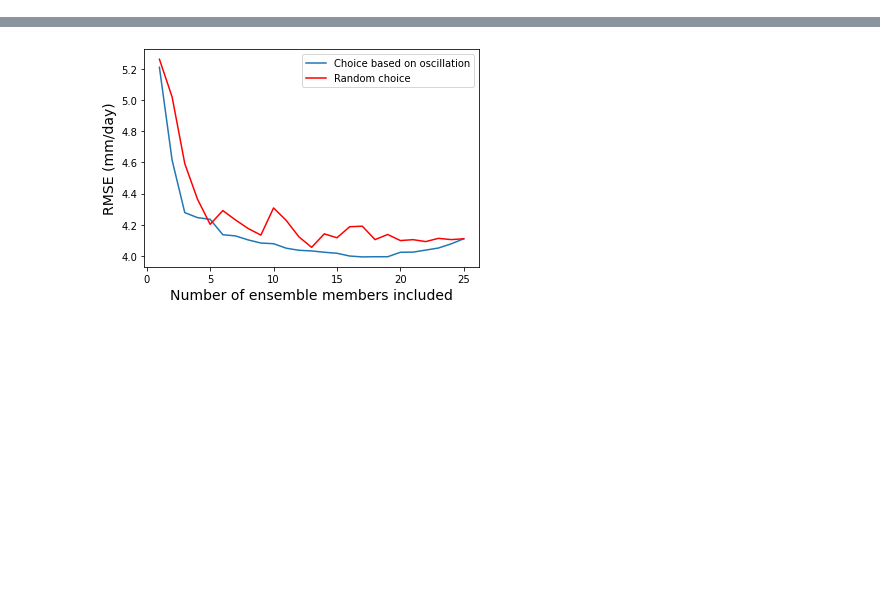
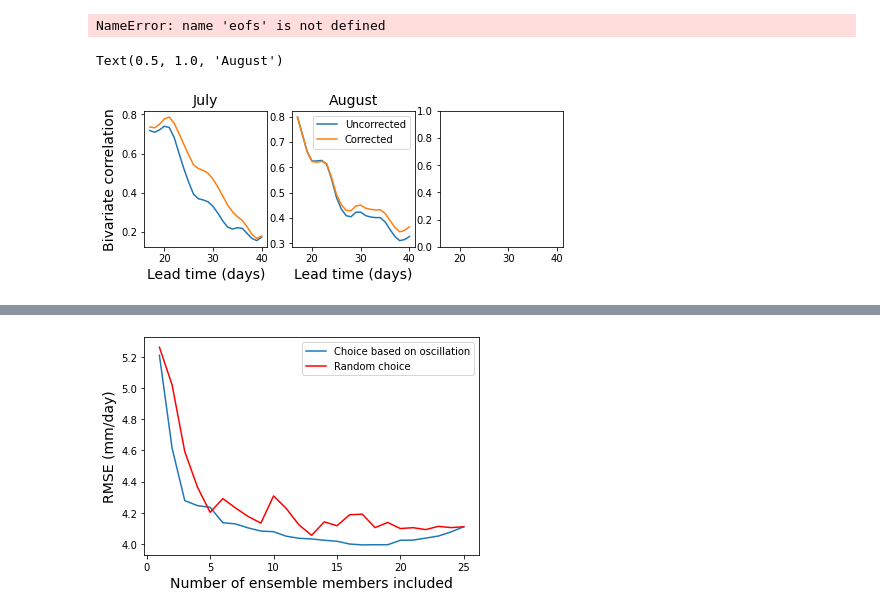
Before and after one commit to eviatarbach/enoc_monsoon, a Jupyter notebook: enoc_new.ipynb, the cells around one changed output, grey strips where cells are left out. Saved outputs shown, nothing was run; the diff lists cells and outputs as text; code cells hidden in the pictures; blank space fills up the shorter version.

```diff
--- a/enoc_new.ipynb
+++ b/enoc_new.ipynb
@@ -51,4 +117,5 @@ nn_model_future_era = keras.models.load_model("nn_future_era")
 # %%
 scaler_past = pickle.load(open('scaler_past', 'rb'))
-scaler_centered_era = pickle.load(open('scaler_centered_era', 'rb'))
+#scaler_centered_era = pickle.load(open('data/scaler_centered_era', 'rb'))
+scaler_centered_era = pickle.load(open('scaler_centered_era2', 'rb'))
 scaler_future_era = pickle.load(open('scaler_future_era', 'rb'))
@@ -287,0 +782,13 @@ Year:  2011
+# %%
+import scipy.interpolate
+
+highres_lons, highres_lats = numpy.meshgrid(numpy.arange(66.5, 100.25, 0.25),
+                                            numpy.arange(6.5, 38.75, 0.25))
+
+lowres_lons, lowres_lats = numpy.meshgrid(era5_verify_anomalies.lon, era5_verify_anomalies.lat)
+
+def upscale(data):
+    coords = numpy.vstack((highres_lons.ravel(), highres_lats.ravel())).T
+    interp = scipy.interpolate.griddata(coords, data.ravel(), (lowres_lons, lowres_lats), method='nearest')
+
+    return interp
@@ -287,0 +821,4 @@ Year:  2011
+# %%
+month = 7
+tcorr_corr = [numpy.corrcoef([y.mean(axis=0)[mask_lowres].sum() for y in avg_corr[month][lead_time]], [y.sum() for y in avg_obs_imd[month][lead_time]])[0, 1] for lead_time in range(9, 30)]
+tcorr_uncorr = [numpy.corrcoef([y.mean(axis=0)[mask_lowres].sum() for y in avg_uncorr[month][lead_time]], [y.sum() for y in avg_obs_imd[month][lead_time]])[0, 1] for lead_time in range(9, 30)]
@@ -287,0 +827,55 @@ Year:  2011
+# %%
+all_miso_corr = {}
+all_miso_uncorr = {}
+all_miso_obs = {}
+
+for month in range(7, 10):
+    all_miso_corr[month] = {}
+    all_miso_uncorr[month] = {}
+    all_miso_obs[month] = {}
+
+    for lead_time in range(1+15, 40):
+        all_miso_corr[month][lead_time] = []
+        all_miso_uncorr[month][lead_time] = []
+        all_miso_obs[month][lead_time] = []
+
+        for year_i, year in enumerate(range(2008, 2017)):
+            corrs = numpy.hstack([all_res_corr[month][lead_i][year_i].mean('ensemble').mean('lon').sel(lat=range(12, 32)) for lead_i in range(lead_time-15, lead_time)])
+            uncorrs = numpy.hstack([all_res_uncorr[month][lead_i][year_i].mean('ensemble').mean('lon').sel(lat=range(12, 32)) for lead_i in range(lead_time-15, lead_time)])
+            obs = numpy.hstack([all_res_obs[month][lead_i][year_i].mean(axis=1)[6:26] for lead_i in range(lead_time-15, lead_time)])
+
+            all_miso_corr[month][lead_time].append(corrs@eofs[:2, :].T)
+            all_miso_uncorr[month][lead_time].append(uncorrs@eofs[:2, :].T)
+            all_miso_obs[month][lead_time].append(obs@eofs[:2, :].T)
+# %% [output]
+NameError: name 'eofs' is not defined
+# %%
+fig, axs = plt.subplots(nrows=1, ncols=3, figsize=(7.5, 2.5), sharex=True, sharey=False)
+axs=axs.flatten()
+
+corr_sum = numpy.zeros(24)
+uncorr_sum = numpy.zeros(24)
+
+i = 0
+
+for month in range(7, 9):
+    axs[i].plot(range(23-6, 41), [bcorr(numpy.array(all_miso_obs[month][i]), numpy.array(all_miso_uncorr[month][i])) for i in range(22-6, 40)],
+             label='Uncorrected')
+    axs[i].plot(range(23-6, 41), [bcorr(numpy.array(all_miso_obs[month][i]), numpy.array(all_miso_corr[month][i])) for i in range(22-6, 40)],
+             label='Corrected')
+    corr_sum += 0.5*numpy.arctanh(numpy.array([bcorr(numpy.array(all_miso_obs[month][i]), numpy.array(all_miso_corr[month][i])) for i in range(22-6, 40)]))
+    uncorr_sum += 0.5*numpy.arctanh(numpy.array([bcorr(numpy.array(all_miso_obs[month][i]), numpy.array(all_miso_uncorr[month][i])) for i in range(22-6, 40)]))
+    #axs[i].set_xticks(range(24, 41, 2))
+    axs[i].set_xlabel('Lead time (days)', fontsize=14)
+
+    i += 1
+
+axs[0].set_ylabel('Bivariate correlation', fontsize=14)
+axs[1].legend()
+axs[0].set_title('July', fontsize=14)
+axs[1].set_title('August', fontsize=14)
+
+#plt.savefig('miso_skill.pdf')
+# %% [output]
+Text(0.5, 1.0, 'August')
+[figure, added]
```
Also changed, not shown: parts of 257 cells of this notebook, 10 other files.
